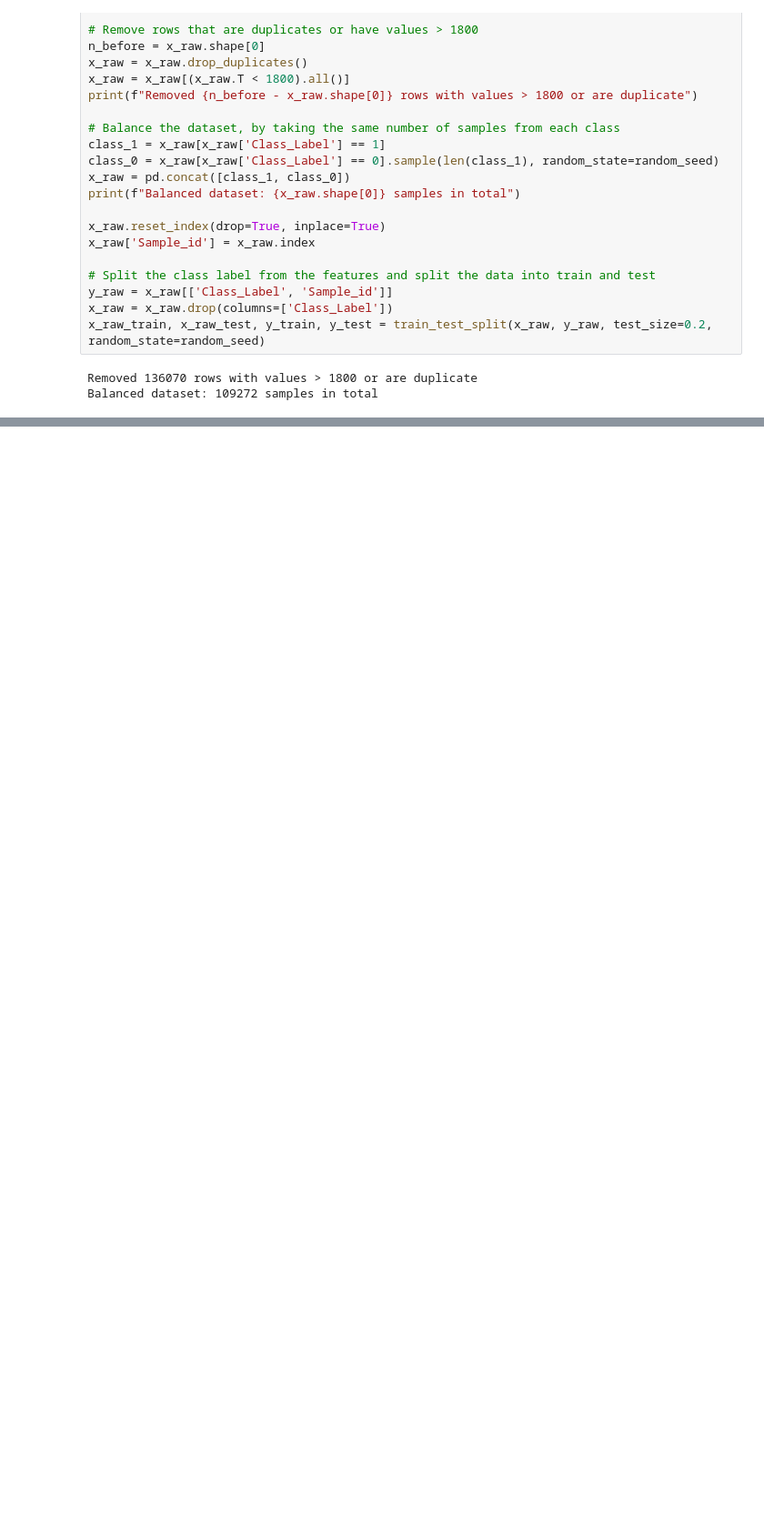
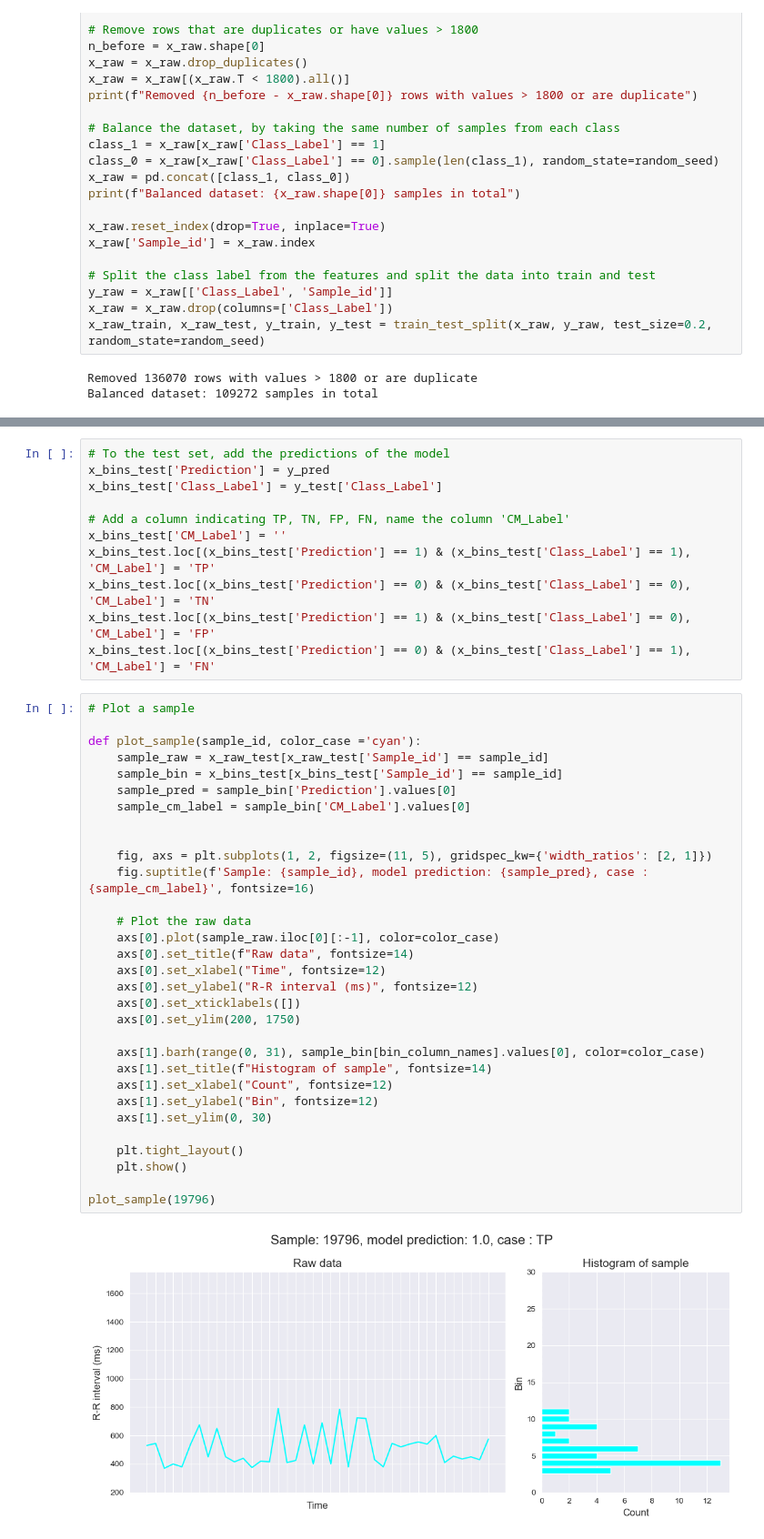
Before and after one commit to gijsdesmit/XAI_project, a Jupyter notebook: Dimensionality_reduction_pipeline.ipynb, the cells around one changed output, grey strips where cells are left out. Shown: that part at 91% size. Cells and saved outputs as stored; diff of their text form; blank space fills up the shorter version.

```diff
--- a/Dimensionality_reduction_pipeline.ipynb
+++ b/Dimensionality_reduction_pipeline.ipynb
@@ -98,0 +99,44 @@ Accuracy: 0.953, F1: 0.9531
+# %%
+# To the test set, add the predictions of the model
+x_bins_test['Prediction'] = y_pred
+x_bins_test['Class_Label'] = y_test['Class_Label']
+
+# Add a column indicating TP, TN, FP, FN, name the column 'CM_Label'
+x_bins_test['CM_Label'] = ''
+x_bins_test.loc[(x_bins_test['Prediction'] == 1) & (x_bins_test['Class_Label'] == 1), 'CM_Label'] = 'TP'
+x_bins_test.loc[(x_bins_test['Prediction'] == 0) & (x_bins_test['Class_Label'] == 0), 'CM_Label'] = 'TN'
+x_bins_test.loc[(x_bins_test['Prediction'] == 1) & (x_bins_test['Class_Label'] == 0), 'CM_Label'] = 'FP'
+x_bins_test.loc[(x_bins_test['Prediction'] == 0) & (x_bins_test['Class_Label'] == 1), 'CM_Label'] = 'FN'
+# %%
+# Plot a sample
+
+def plot_sample(sample_id, color_case ='cyan'):
+    sample_raw = x_raw_test[x_raw_test['Sample_id'] == sample_id]
+    sample_bin = x_bins_test[x_bins_test['Sample_id'] == sample_id]
+    sample_pred = sample_bin['Prediction'].values[0]
+    sample_cm_label = sample_bin['CM_Label'].values[0]
+
+
+    fig, axs = plt.subplots(1, 2, figsize=(11, 5), gridspec_kw={'width_ratios': [2, 1]})
+    fig.suptitle(f'Sample: {sample_id}, model prediction: {sample_pred}, case : {sample_cm_label}', fontsize=16)
+
+    # Plot the raw data
+    axs[0].plot(sample_raw.iloc[0][:-1], color=color_case)
+    axs[0].set_title(f"Raw data", fontsize=14)
+    axs[0].set_xlabel("Time", fontsize=12)
+    axs[0].set_ylabel("R-R interval (ms)", fontsize=12)
+    axs[0].set_xticklabels([])
+    axs[0].set_ylim(200, 1750)
+
+    axs[1].barh(range(0, 31), sample_bin[bin_column_names].values[0], color=color_case)
+    axs[1].set_title(f"Histogram of sample", fontsize=14)
+    axs[1].set_xlabel("Count", fontsize=12)
+    axs[1].set_ylabel("Bin", fontsize=12)
+    axs[1].set_ylim(0, 30)
+
+    plt.tight_layout()
+    plt.show()
+
+plot_sample(19796)
+# %% [output]
+[figure, added]
```
Also changed, not shown: parts of 7 cells of this notebook, 1 other file.
